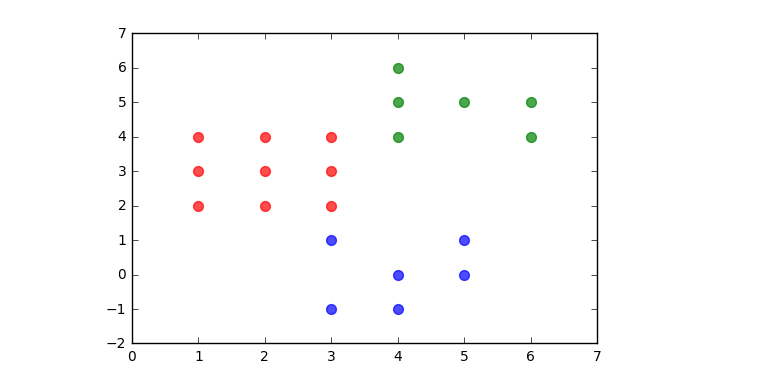
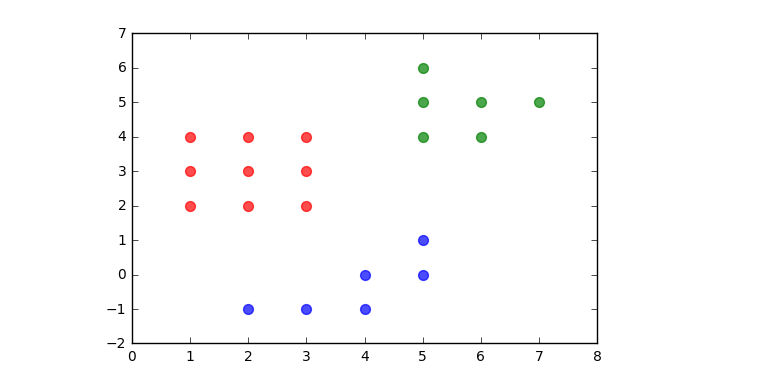
Before and after one commit to NV111/images, a Jupyter notebook: points.ipynb, the cells around one changed output. Saved outputs shown, nothing was run; the diff lists cells and outputs as text; code cells hidden in the pictures.

Commit message:
points

```diff
--- a/points.ipynb
+++ b/points.ipynb
@@ -56,12 +56,12 @@ P7 = Point(np.array([3, 2]), 'red', 'red')
 P8 = Point(np.array([3, 3]), 'red', 'red')
 P9 = Point(np.array([3, 4]), 'red', 'red')
 P10 = Point(np.array([6, 5]), 'green', 'green')
-P11 = Point(np.array([4, 6]), 'green', 'green')
-P12 = Point(np.array([4, 5]), 'green', 'green')
+P11 = Point(np.array([5, 6]), 'green', 'green')
+P12 = Point(np.array([5, 5]), 'green', 'green')
 P19 = Point(np.array([6, 4]), 'green', 'green')
-P20 = Point(np.array([4, 4]), 'green', 'green')
-P21 = Point(np.array([5, 5]), 'green', 'green')
-P13 = Point(np.array([3, 1]), 'blue', 'blue')
+P20 = Point(np.array([5, 4]), 'green', 'green')
+P21 = Point(np.array([7, 5]), 'green', 'green')
+P13 = Point(np.array([2, -1]), 'blue', 'blue')
 P14 = Point(np.array([4, 0]), 'blue', 'blue')
 P15 = Point(np.array([5, 1]), 'blue', 'blue')
 P16 = Point(np.array([4, -1]), 'blue', 'blue')
@@ -69,34 +69,34 @@ P17 = Point(np.array([3, -1]), 'blue', 'blue')
 P18 = Point(np.array([5, 0]), 'blue', 'blue')
 red_Points = Cluster(P1.X, 'red')
 green_Points = Cluster(P10.X, 'green')
 blue_Points = Cluster(P13.X, 'blue')
 red_Points.a(P1)
 red_Points.a(P2)
 red_Points.a(P3)
 red_Points.a(P4)
 red_Points.a(P5)
 red_Points.a(P6)
 red_Points.a(P7)
 red_Points.a(P8)
 red_Points.a(P9)
 green_Points.a(P10)
 green_Points.a(P11)
 green_Points.a(P12)
 green_Points.a(P19)
 green_Points.a(P20)
 green_Points.a(P21)
 blue_Points.a(P13)
 blue_Points.a(P14)
 blue_Points.a(P15)
 blue_Points.a(P16)
 blue_Points.a(P17)
 blue_Points.a(P18)
 red_Points.plot2D()
 green_Points.plot2D()
 blue_Points.plot2D()
 plt.show()
 # %% [output]
-[figure, old version]
+[figure, new version]
 # %%
 mass_all=[P1, P2, P3, P4, P5, P6, P7, P8, P9, P10, P11, P12, P13, P14, P15, P16, P17, P18, P19, P20, P21]
 # %%
```
Also changed, not shown: parts of 4 cells of this notebook.
